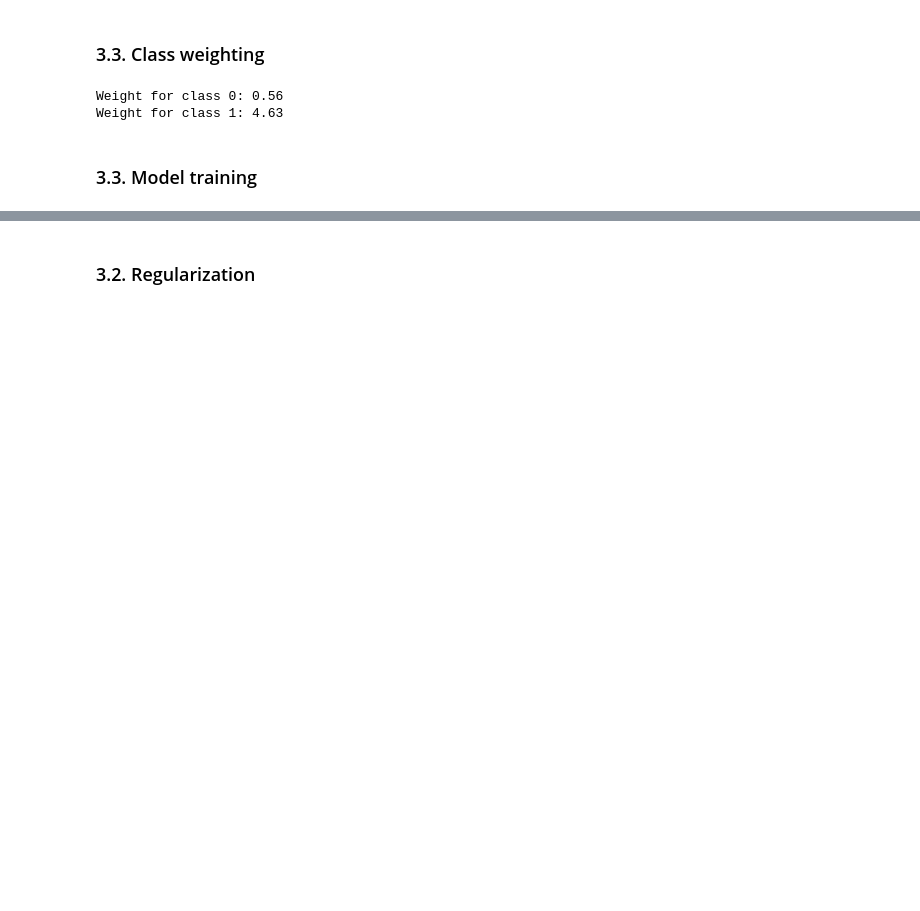
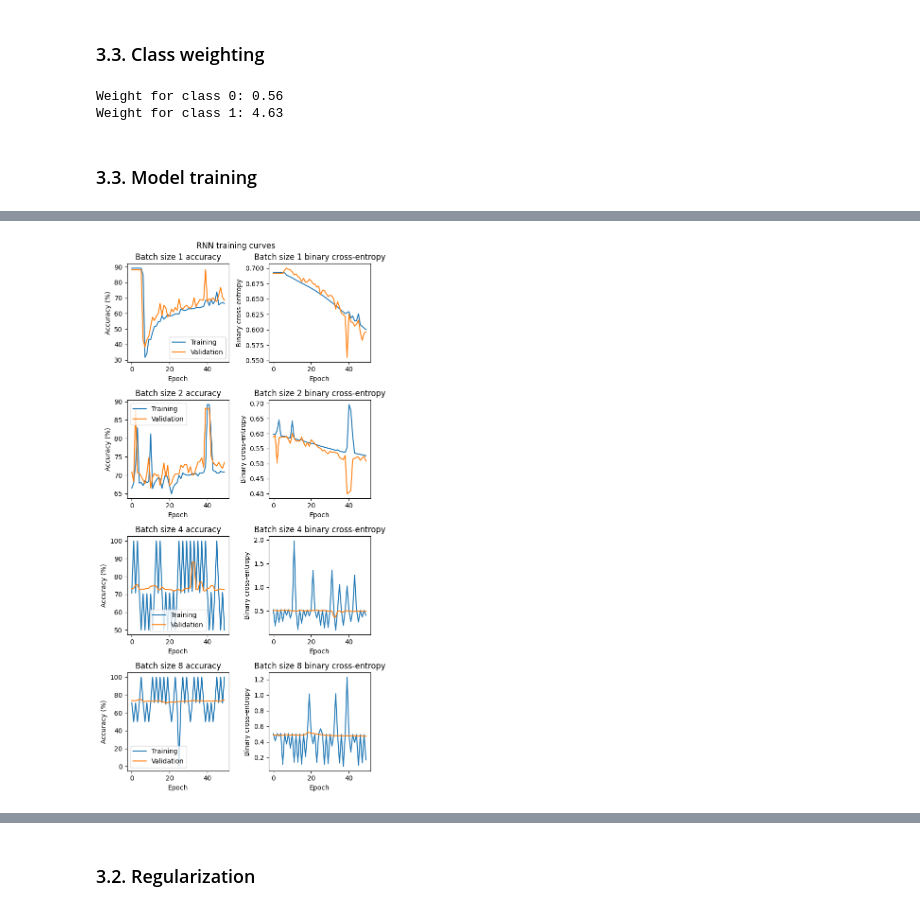
Before and after one commit to 4GeeksAcademy/gperdrizet-NLP-project, a Jupyter notebook: notebooks/RNN_solution.ipynb, the cells around one changed output, grey strips where cells are left out. Cells and saved outputs as stored; diff of their text form; code cells hidden in the pictures; blank space fills up the shorter version.

Commit message:
Finished batch size optimiation

```diff
--- a/notebooks/RNN_solution.ipynb
+++ b/notebooks/RNN_solution.ipynb
@@ -231,17 +235,15 @@ model = tf.keras.Sequential([
     encoder,
     tf.keras.layers.Embedding(
         input_dim=input_dim,
-        output_dim=32
+        output_dim=16
     ),
-    tf.keras.layers.Bidirectional(tf.keras.layers.LSTM(32)),
+    tf.keras.layers.Bidirectional(tf.keras.layers.LSTM(1)),
     tf.keras.layers.Dense(8, activation='relu'),
     tf.keras.layers.Dense(1, activation='sigmoid')
 ])
 
 model.compile(
     loss=tf.keras.losses.BinaryCrossentropy(),
-    optimizer=tf.keras.optimizers.Adam(1e-5),
+    optimizer=tf.keras.optimizers.Adam(0.00001),
     metrics=['accuracy']
 )
-
-print(model.summary())
@@ -281,3 +266,50 @@ Weight for class 0: 0.56
 Weight for class 1: 4.63
 # %% [markdown]
 ### 3.3. Model training
+# %%
+epochs = 50
+batch_sizes = [1, 2, 4, 8]
+# %%
+%%time
+
+# Set-up a 1x2 figure for accuracy and binary cross-entropy
+fig, axs = plt.subplots(len(batch_sizes),2, figsize=(6,3*len(batch_sizes)))
+
+# Add the main title
+fig.suptitle('RNN training curves', size='large')
+
+for i, batch_size in enumerate(batch_sizes):
+
+    steps_per_epoch = len(training_features) // batch_size
+    validation_steps = len(validation_features) // batch_size
+
+    training_results = model.fit(
+        x=training_features,
+        y=train_df['is_spam'],
+        epochs=epochs,
+        batch_size=batch_size,
+        steps_per_epoch=steps_per_epoch,
+        validation_data=(validation_features, validation_df['is_spam']),
+        validation_steps=validation_steps,
+        class_weight=class_weight,
+        verbose=0
+    )
+
+    # Plot training and validation accuracy
+    axs[i, 0].set_title(f'Batch size {batch_size} accuracy')
+    axs[i, 0].plot(np.array(training_results.history['accuracy']) * 100, label='Training')
+    axs[i, 0].plot(np.array(training_results.history['val_accuracy']) * 100, label='Validation')
+    axs[i, 0].set_xlabel('Epoch')
+    axs[i, 0].set_ylabel('Accuracy (%)')
+    axs[i, 0].legend(loc='best')
+
+    # Plot training and validation binary cross-entropy
+    axs[i, 1].set_title(f'Batch size {batch_size} binary cross-entropy')
+    axs[i, 1].plot(training_results.history['loss'])
+    axs[i, 1].plot(training_results.history['val_loss'])
+    axs[i, 1].set_xlabel('Epoch')
+    axs[i, 1].set_ylabel('Binary cross-entropy')
+
+fig.tight_layout()
+print()
+# %% [output]
@@ -283,0 +318 @@ Weight for class 1: 4.63
+[figure, added]
```
Also changed, not shown: parts of 8 cells of this notebook.
